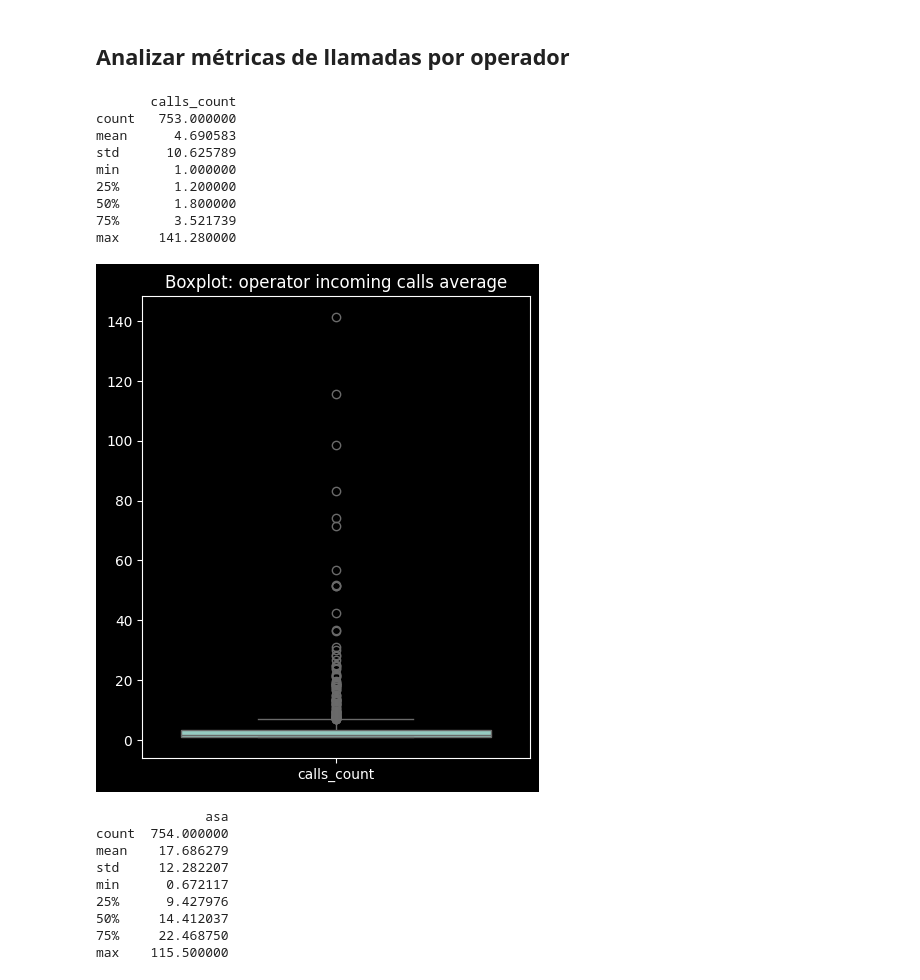
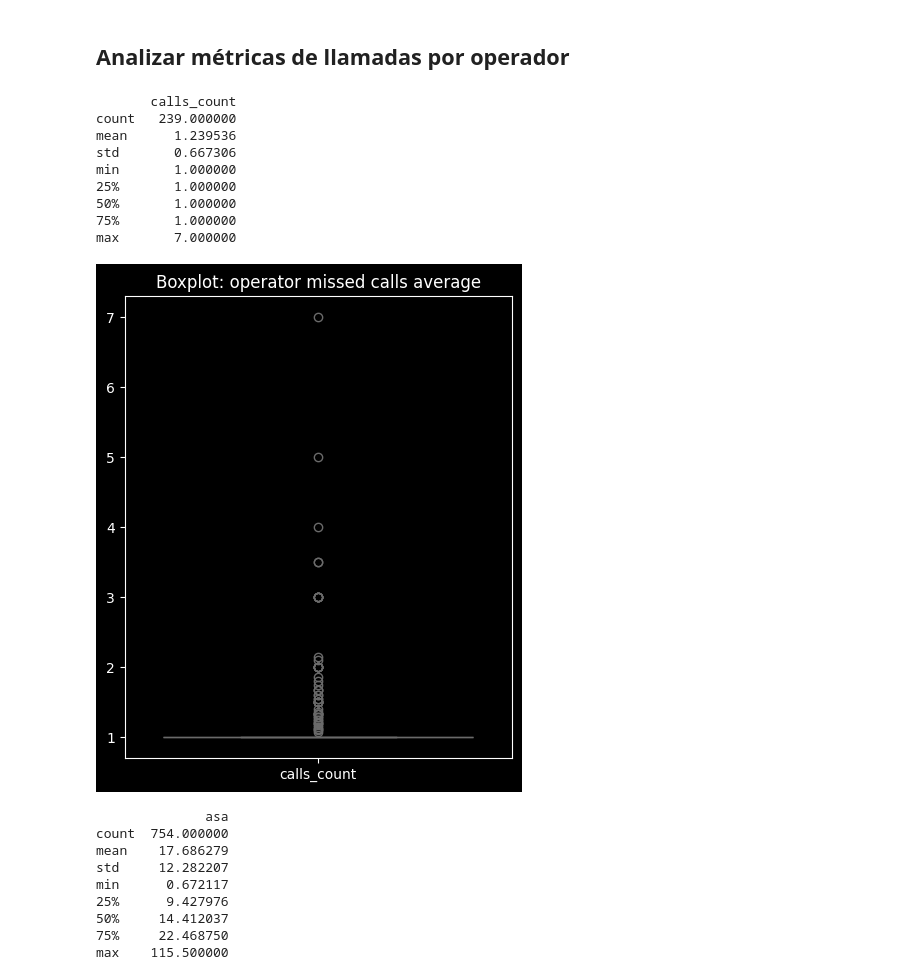
Before and after one commit to XivxnX/analisis_CallMeBaby, a Jupyter notebook: analisis_callmebaby.ipynb, the cells around one changed output. Cells and saved outputs as stored; diff of their text form; code cells hidden in the pictures.

```diff
--- a/analisis_callmebaby.ipynb
+++ b/analisis_callmebaby.ipynb
@@ -369,35 +377,35 @@ Hay 1092 operadores
 # %% [markdown]
 ## Analizar métricas de llamadas por operador
 # %%
-# promedio de llamadas atendidas por operador
-# filtrar llamadas atendidas
-operators_answered_calls = call_analysis.query('direction == "in" and is_missed_call == "False"')
+# promedio de llamadas perdidas por operador
+# filtrar llamadas perdidas
+operators_missed_calls = call_analysis.query('direction == "in" and is_missed_call == "True"')
 # promedio de llamadas
-avg_answered_calls = (
-    operators_answered_calls.groupby('operator_id', as_index=False)
+avg_missed_calls = (
+    operators_missed_calls.groupby('operator_id', as_index=False)
     .agg({'calls_count':'mean'})
 )
 
 # mostrar datos descriptivos
-print(avg_answered_calls.describe())
+print(avg_missed_calls.describe())
 
-# boxplot: promedio de llamadas atendidas por operador
+# boxplot: promedio de llamadas perdidas por operador
 plt.figure(figsize=[5,6])
 
-sns.boxplot(avg_answered_calls)
-plt.title('Boxplot: operator incoming calls average')
+sns.boxplot(avg_missed_calls)
+plt.title('Boxplot: operator missed calls average')
 plt.show()
 # %% [output]
        calls_count
-count   753.000000
-mean      4.690583
-std      10.625789
+count   239.000000
+mean      1.239536
+std       0.667306
 min       1.000000
-25%       1.200000
-50%       1.800000
-75%       3.521739
-max     141.280000
+25%       1.000000
+50%       1.000000
+75%       1.000000
+max       7.000000
-[figure, old version]
+[figure, new version]
 # %%
 # velocidad media de respuesta (ASA) promedio por operador
 # filtrar llamadas entrantes sin operadores desconocidos
```
Also changed, not shown: parts of 14 cells of this notebook.
